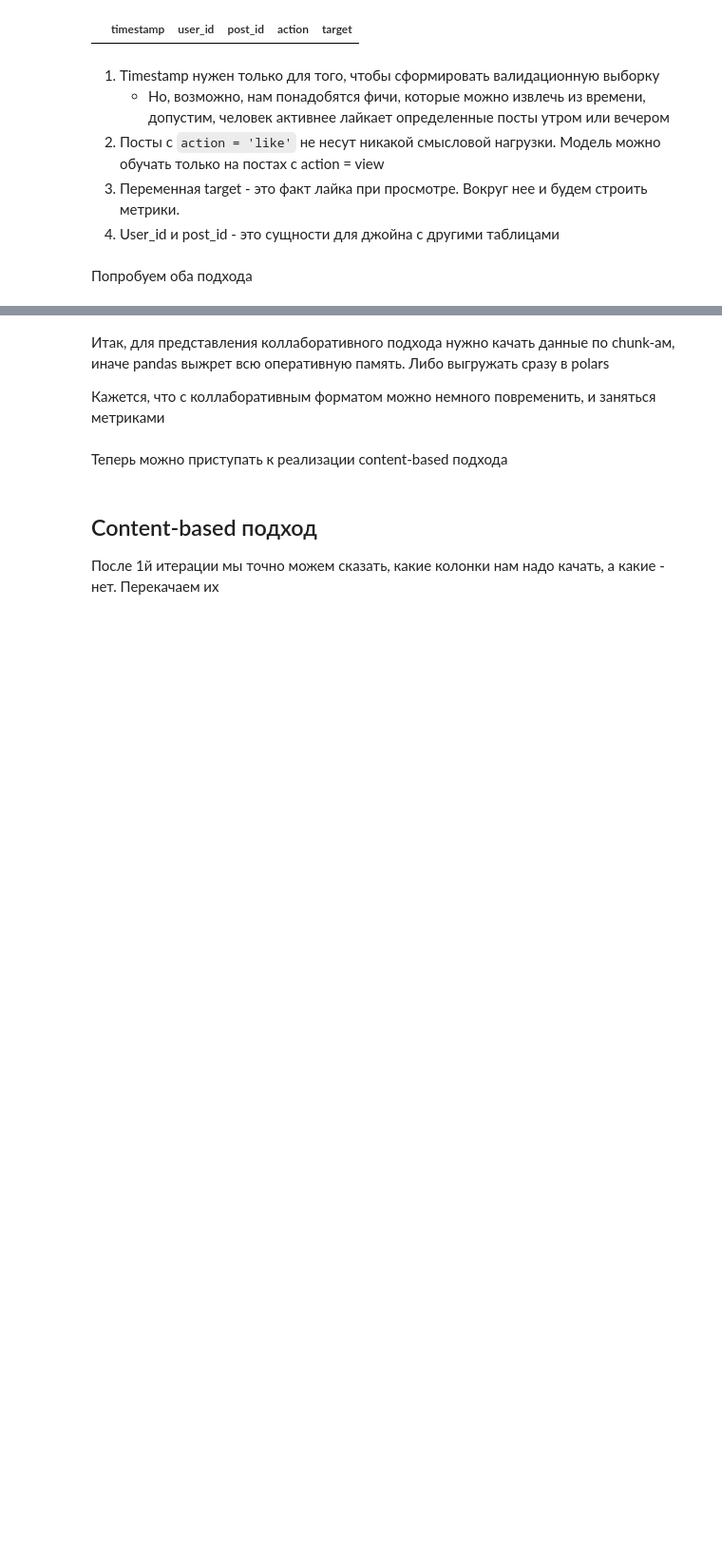
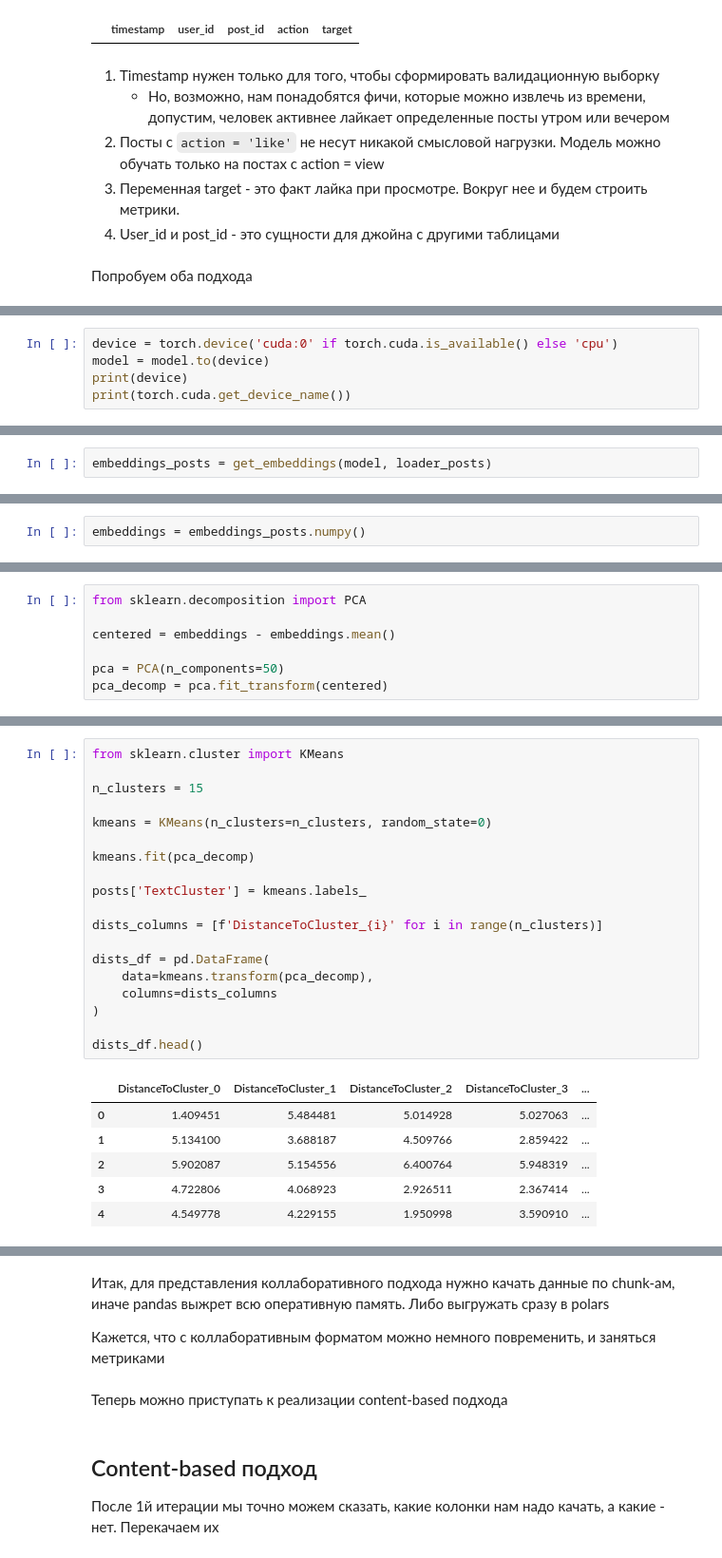
Before and after one commit to gavlique/Karpov_DS, a Jupyter notebook: ml/final_project/HW_22_RecModel.ipynb, the cells around one changed output, grey strips where cells are left out. Shown at 95% size. Drawn from its saved outputs; the diff is of its cells as text; blank space fills up the shorter version.

```diff
--- a/ml/final_project/HW_22_RecModel.ipynb
+++ b/ml/final_project/HW_22_RecModel.ipynb
@@ -300,0 +389,5 @@ user_big = pd.read_sql("""
+# %%
+device = torch.device('cuda:0' if torch.cuda.is_available() else 'cpu')
+model = model.to(device)
+print(device)
+print(torch.cuda.get_device_name())
@@ -300,0 +416,2 @@ user_big = pd.read_sql("""
+# %%
+embeddings_posts = get_embeddings(model, loader_posts)
@@ -300,0 +420,2 @@ user_big = pd.read_sql("""
+# %%
+embeddings = embeddings_posts.numpy()
@@ -300,0 +428,7 @@ user_big = pd.read_sql("""
+# %%
+from sklearn.decomposition import PCA
+
+centered = embeddings - embeddings.mean()
+
+pca = PCA(n_components=50)
+pca_decomp = pca.fit_transform(centered)
@@ -300,0 +454,26 @@ user_big = pd.read_sql("""
+# %%
+from sklearn.cluster import KMeans
+
+n_clusters = 15
+
+kmeans = KMeans(n_clusters=n_clusters, random_state=0)
+
+kmeans.fit(pca_decomp)
+
+posts['TextCluster'] = kmeans.labels_
+
+dists_columns = [f'DistanceToCluster_{i}' for i in range(n_clusters)]
+
+dists_df = pd.DataFrame(
+    data=kmeans.transform(pca_decomp),
+    columns=dists_columns
+)
+
+dists_df.head()
+# %% [output]
+|  | DistanceToCluster_0 | DistanceToCluster_1 | DistanceToCluster_2 | DistanceToCluster_3 | ... |
+| 0 | 1.409451 | 5.484481 | 5.014928 | 5.027063 | ... |
+| 1 | 5.134100 | 3.688187 | 4.509766 | 2.859422 | ... |
+| 2 | 5.902087 | 5.154556 | 6.400764 | 5.948319 | ... |
+| 3 | 4.722806 | 4.068923 | 2.926511 | 2.367414 | ... |
+| 4 | 4.549778 | 4.229155 | 1.950998 | 3.590910 | ... |
```
Also changed, not shown: parts of 58 cells of this notebook, 10 other files.
